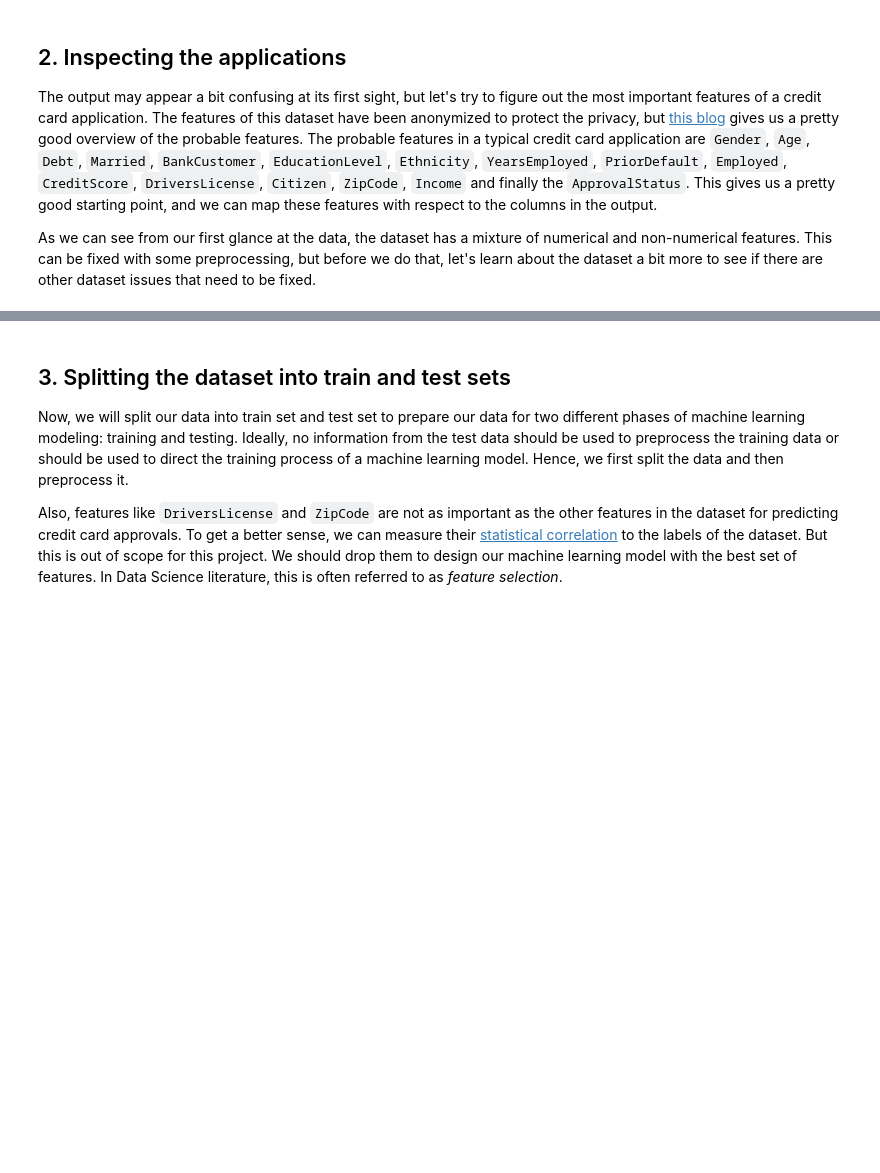
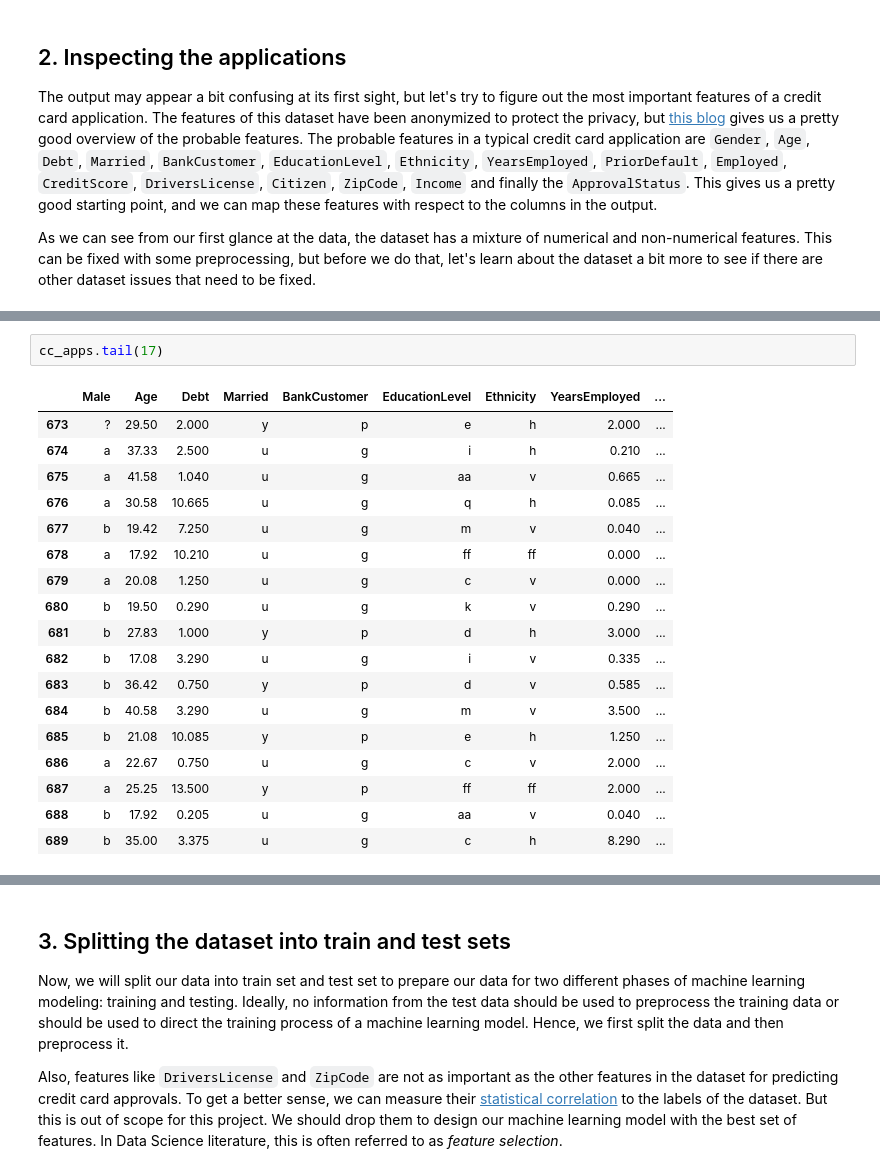
Before and after one commit to Claudiomics/credit_card_application_ML, a Jupyter notebook: Credit_Card_Lab.ipynb, the cells around one changed output, grey strips where cells are left out. Drawn from its saved outputs; the diff is of its cells as text; blank space fills up the shorter version.

```diff
--- a/Credit_Card_Lab.ipynb
+++ b/Credit_Card_Lab.ipynb
@@ -41,0 +102,21 @@ print('\n')
+# %%
+cc_apps.tail(17)
+# %% [output]
+|  | Male | Age | Debt | Married | BankCustomer | EducationLevel | Ethnicity | YearsEmployed | ... |
+| 673 | ? | 29.50 | 2.000 | y | p | e | h | 2.000 | ... |
+| 674 | a | 37.33 | 2.500 | u | g | i | h | 0.210 | ... |
+| 675 | a | 41.58 | 1.040 | u | g | aa | v | 0.665 | ... |
+| 676 | a | 30.58 | 10.665 | u | g | q | h | 0.085 | ... |
+| 677 | b | 19.42 | 7.250 | u | g | m | v | 0.040 | ... |
+| 678 | a | 17.92 | 10.210 | u | g | ff | ff | 0.000 | ... |
+| 679 | a | 20.08 | 1.250 | u | g | c | v | 0.000 | ... |
+| 680 | b | 19.50 | 0.290 | u | g | k | v | 0.290 | ... |
+| 681 | b | 27.83 | 1.000 | y | p | d | h | 3.000 | ... |
+| 682 | b | 17.08 | 3.290 | u | g | i | v | 0.335 | ... |
+| 683 | b | 36.42 | 0.750 | y | p | d | v | 0.585 | ... |
+| 684 | b | 40.58 | 3.290 | u | g | m | v | 3.500 | ... |
+| 685 | b | 21.08 | 10.085 | y | p | e | h | 1.250 | ... |
+| 686 | a | 22.67 | 0.750 | u | g | c | v | 2.000 | ... |
+| 687 | a | 25.25 | 13.500 | y | p | ff | ff | 2.000 | ... |
+| 688 | b | 17.92 | 0.205 | u | g | aa | v | 0.040 | ... |
+| 689 | b | 35.00 | 3.375 | u | g | c | h | 8.290 | ... |
```
Also changed, not shown: parts of 54 cells of this notebook.
